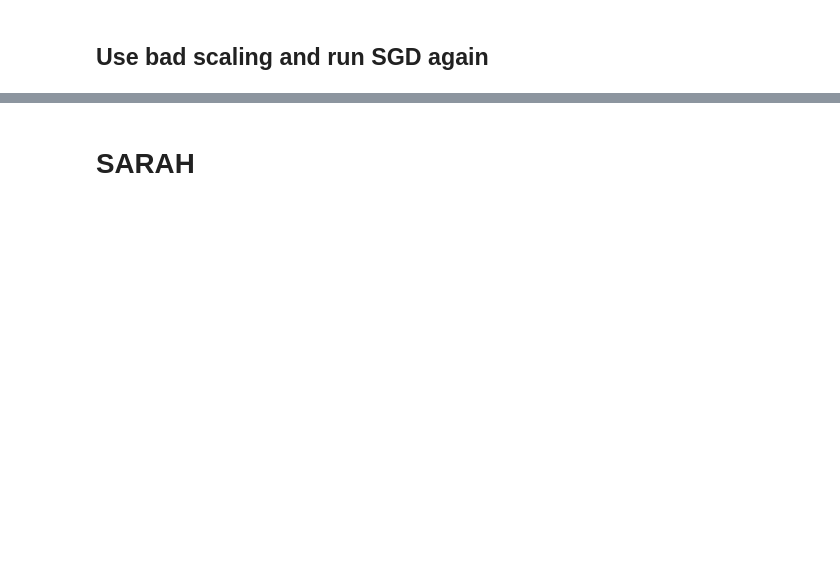
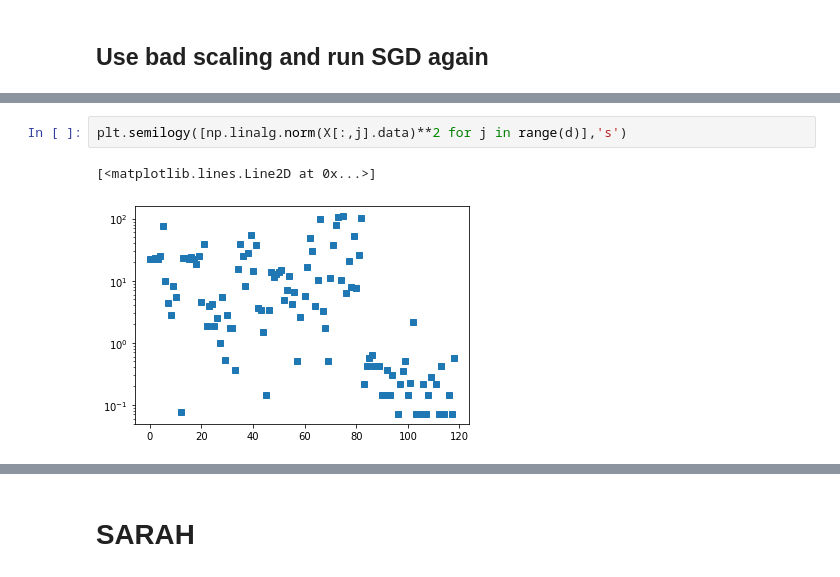
Before and after one commit to zeligism/PrecondUpdate, a Jupyter notebook: Scaled_VR_Methods.ipynb, the cells around one changed output, grey strips where cells are left out. Drawn from its saved outputs; the diff is of its cells as text; blank space fills up the shorter version.

```diff
--- a/Scaled_VR_Methods.ipynb
+++ b/Scaled_VR_Methods.ipynb
@@ -237,0 +233,5 @@ Wall time: 6.61 s
+# %%
+plt.semilogy([np.linalg.norm(X[:,j].data)**2 for j in range(d)],'s')
+# %% [output]
+[<matplotlib.lines.Line2D at 0x...>]
+[figure, added]
```
Also changed, not shown: parts of 40 cells of this notebook.
